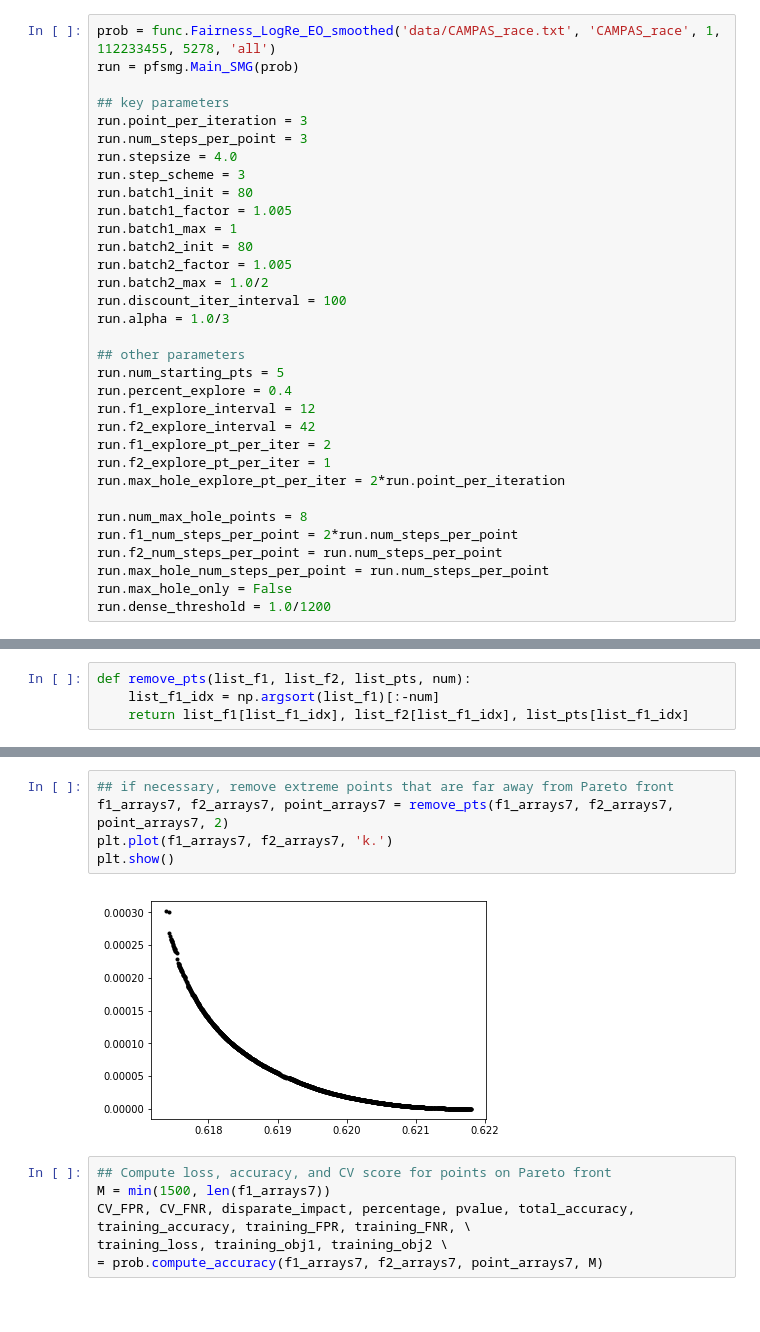
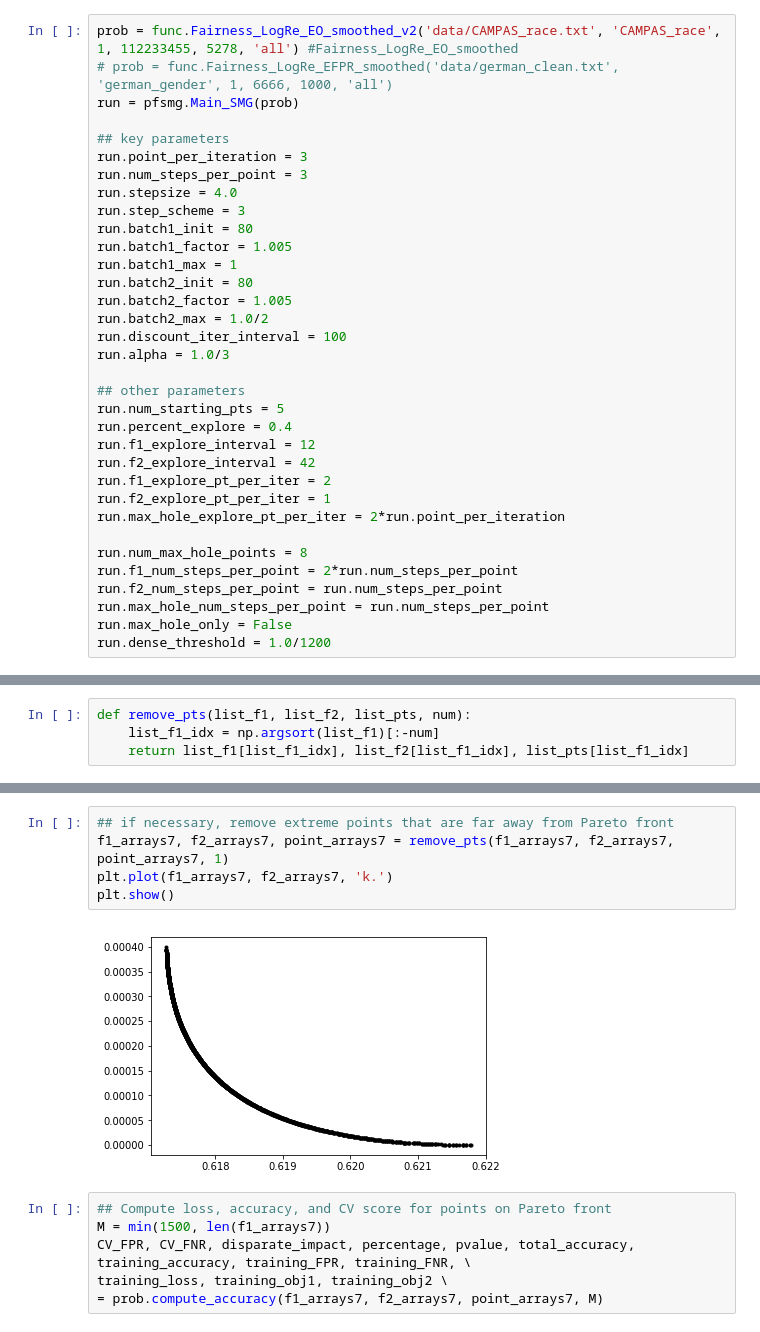
Before and after one commit to sul217/MOO_Fairness, a Jupyter notebook: COMPAS_data.ipynb, the cells around one changed output, grey strips where cells are left out. Saved outputs shown, nothing was run; the diff lists cells and outputs as text.

```diff
--- a/COMPAS_data.ipynb
+++ b/COMPAS_data.ipynb
@@ -9,7 +14,8 @@ import pickle
 # %% [markdown]
 ## Two objectives: Equal FNR vs Loss
 # %%
-prob = func.Fairness_LogRe_EO_smoothed('data/CAMPAS_race.txt', 'CAMPAS_race', 1, 112233455, 5278, 'all')
+prob = func.Fairness_LogRe_EO_smoothed_v2('data/CAMPAS_race.txt', 'CAMPAS_race', 1, 112233455, 5278, 'all') #Fairness_LogRe_EO_smoothed
+# prob = func.Fairness_LogRe_EFPR_smoothed('data/german_clean.txt', 'german_gender', 1, 6666, 1000, 'all')
 run = pfsmg.Main_SMG(prob)
 
 ## key parameters
@@ -89,10 +108,10 @@ plt.show()
 # %%
 ## if necessary, remove extreme points that are far away from Pareto front
-f1_arrays7, f2_arrays7, point_arrays7 = remove_pts(f1_arrays7, f2_arrays7, point_arrays7, 2)
+f1_arrays7, f2_arrays7, point_arrays7 = remove_pts(f1_arrays7, f2_arrays7, point_arrays7, 1)
 plt.plot(f1_arrays7, f2_arrays7, 'k.')
 plt.show()
 # %% [output]
-[figure, old version]
+[figure, new version]
 # %%
 ## Compute loss, accuracy, and CV score for points on Pareto front
 M = min(1500, len(f1_arrays7))
```
Also changed, not shown: parts of 32 cells of this notebook, 1 other file.
